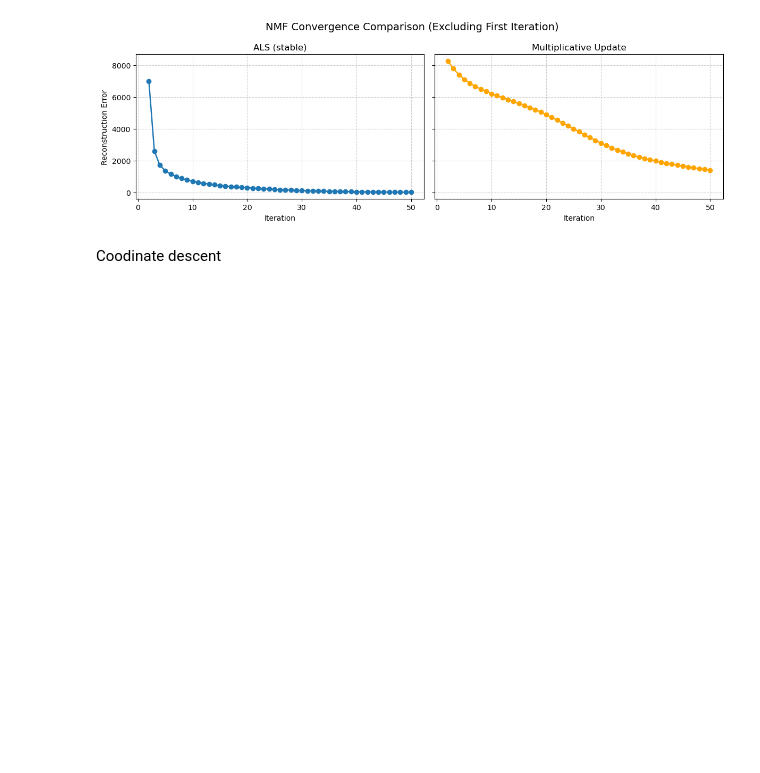
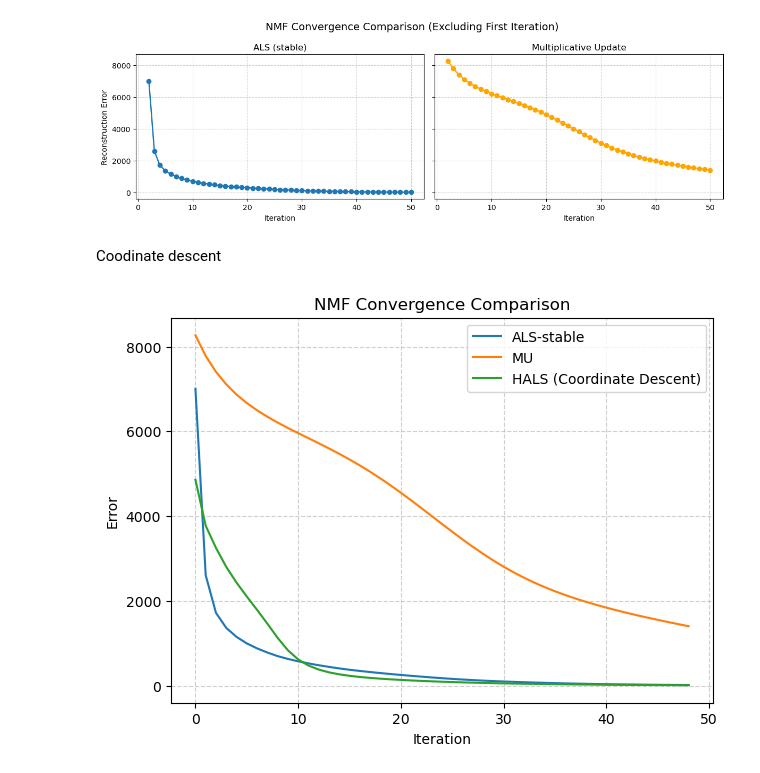
Before and after one commit to d-koding/nmf-algs, a Jupyter notebook: algorithms/ALS.ipynb, the cells around one changed output. Drawn from its saved outputs; the diff is of its cells as text; code cells hidden in the pictures; blank space fills up the shorter version.

Commit message:
coordinate descent

```diff
--- a/algorithms/ALS.ipynb
+++ b/algorithms/ALS.ipynb
@@ -221,3 +221,30 @@ def HALS_step(V, W, H, eps=1e-9):
         WH = W @ H
 
     return W, H
+# %%
+seed_today = 11132025
+X = generate_matrix(m=100, r=5, seed=seed_today)
+seed_nmf = seed_today // 2
+
+# ALS stable
+_, _, errs_als = NMF(X, r=5, solver=ALS_stable, seed=seed_nmf, max_iter=50)
+
+# multiplicative update
+_, _, errs_mu  = NMF(X, r=5, solver=mult_update_step, seed=seed_nmf, max_iter=50)
+
+# HALS coordinate descent
+_, _, errs_hals = NMF(X, r=5, solver=HALS_step, seed=seed_nmf, max_iter=50)
+
+# Plot all three
+fig, ax = plt.subplots(figsize=(7, 5))
+ax.plot(errs_als[1:], label="ALS-stable")
+ax.plot(errs_mu[1:], label="MU")
+ax.plot(errs_hals[1:], label="HALS (Coordinate Descent)")
+ax.set_xlabel("Iteration")
+ax.set_ylabel("Error")
+ax.set_title("NMF Convergence Comparison")
+ax.grid(True, linestyle="--", alpha=0.6)
+ax.legend()
+plt.show()
+# %% [output]
+[figure, added]
```
